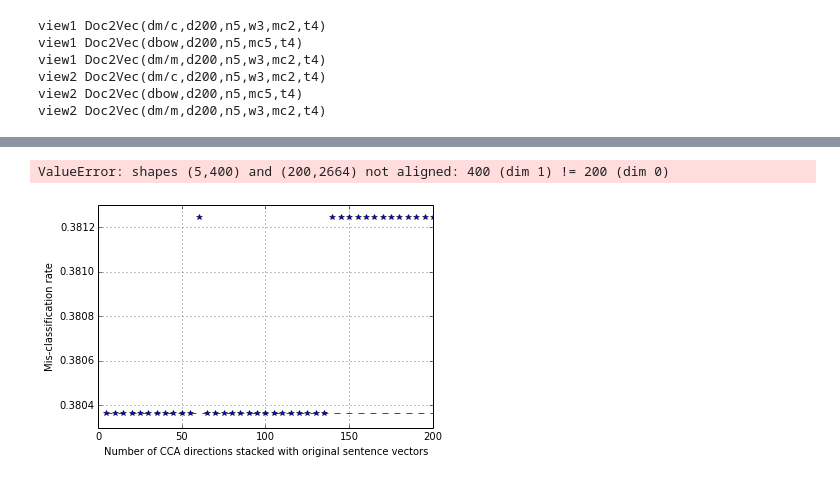
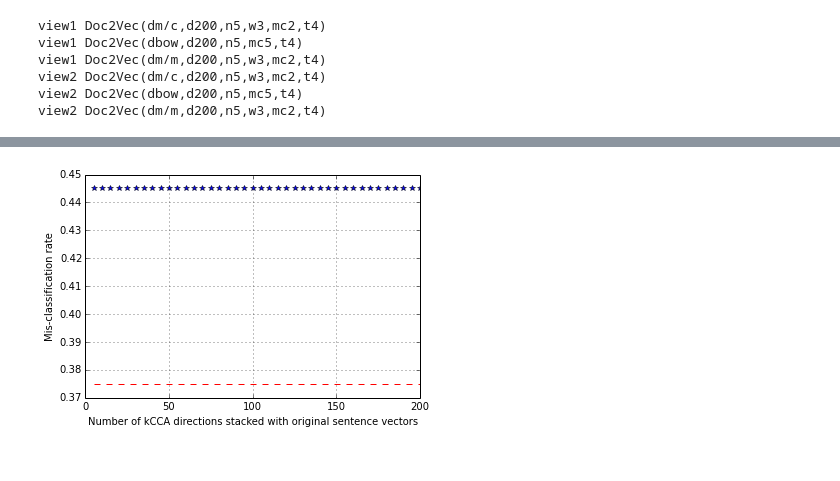
Before and after one commit to rupalisaboo/SentimentAnalysisTwitterData, a Jupyter notebook: Doc2Vec_kcca.ipynb, the cells around one changed output, grey strips where cells are left out. Cells and saved outputs as stored; diff of their text form; code cells hidden in the pictures.

```diff
--- a/Doc2Vec_kcca.ipynb
+++ b/Doc2Vec_kcca.ipynb
@@ -480,7 +509,7 @@ Y = np.asarray(Y).T
 test = [best_model[v1].docvecs[doc.tags[0]] for doc in test_docs[v1]]
 test = np.asarray(test).T
 # %%
-(cca_eigval, cca_eigvec) = kcca(X, Y, regX=0.1, regY=0.1, numCC=10, kernelcca=True, ktype="gaussian")
+(cca_eigval, cca_eigvec, kernel_x, kernel_y) = kcca(X, Y, regX=0.1, regY=0.1, numCC=10, kernelcca=True, ktype="gaussian")
 print np.shape(X), np.shape(Y)
 print np.shape(cca_eigvec)
 #print np.transpose(X)
@@ -510,14 +544,16 @@ num_dir_ranges = range(step, step+200, step)
 for num_dir in num_dir_ranges:
     top_k_eigv = get_top_eigvec(cca_eigval, cca_eigvec, num_dir)
     #print np.shape(top_k_eigv)
-    X_proj = top_k_eigv.T.dot(X)
+    X_proj = top_k_eigv.T.dot(kernel_x)
     #print np.shape(X_proj)
     stacked_vec = np.append(X, X_proj, axis=0)
     #print np.shape(stacked_vec)
 
     # project test data to cca directions and stack
     #print np.shape(test)
-    test_proj = top_k_eigv.T.dot(test)
+    #print np.shape(test)
+    test_kernel = _make_cross_kernel(X.T, test.T, normalize=True, ktype="gaussian", sigma=1.0)
+    test_proj = top_k_eigv.T.dot(test_kernel)
     stacked_test = np.append(test, test_proj, axis=0)
     #print np.shape(stacked_test)
     #print np.shape(target_sentiments)
@@ -533,13 +569,11 @@ for num_dir in num_dir_ranges:
     #ipdb.set_trace()
     errors = len(test_predictions) - sum(expected == predicted)
     err_cca.append(float(errors) / len(expected))
-# %% [output]
-ValueError: shapes (5,400) and (200,2664) not aligned: 400 (dim 1) != 200 (dim 0)
 # %%
 plt.plot(num_dir_ranges, [err_orig]*len(num_dir_ranges), 'r--', num_dir_ranges, err_cca, 'b*')
 plt.ylabel('Mis-classification rate')
-plt.xlabel('Number of CCA directions stacked with original sentence vectors')
+plt.xlabel('Number of kCCA directions stacked with original sentence vectors')
 plt.grid()
 plt.show()
 # %% [output]
-[figure, old version]
+[figure, new version]
```
Also changed, not shown: parts of 9 cells of this notebook.
